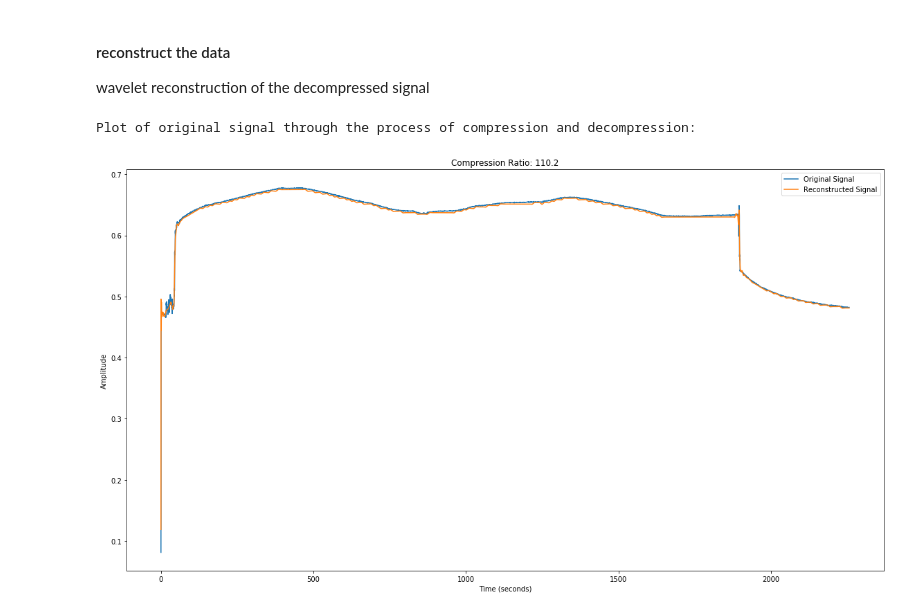
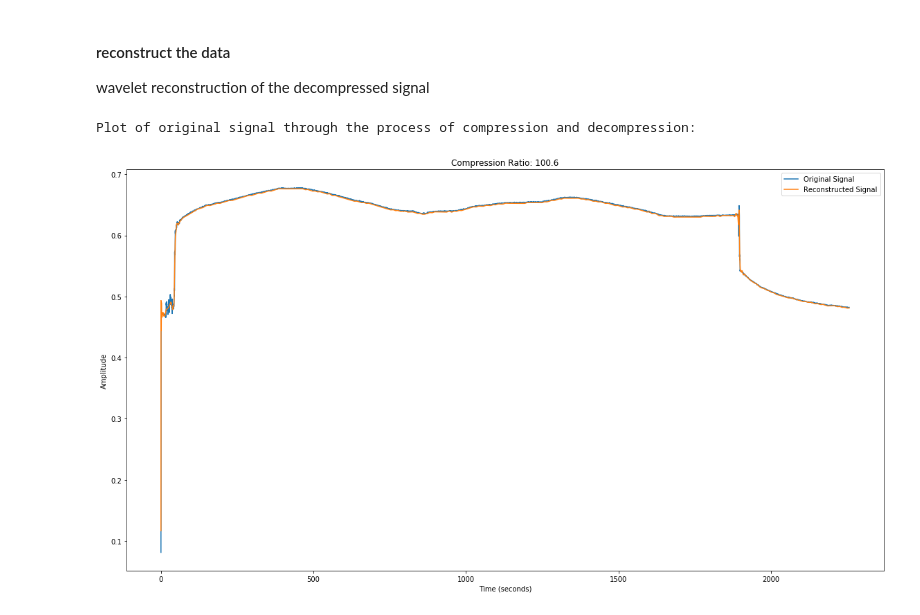
Before and after one commit to DigitalBiomarkerDiscoveryPipeline/Data-Compression-Toolbox, a Jupyter notebook: Joe/wavelet transform/code_wavelet_temp.ipynb, the cells around one changed output. Drawn from its saved outputs; the diff is of its cells as text; code cells hidden in the pictures.

Commit message:
update temp threshold values

```diff
--- a/Joe/wavelet transform/code_wavelet_temp.ipynb
+++ b/Joe/wavelet transform/code_wavelet_temp.ipynb
@@ -33,11 +33,11 @@ COEFF_LENGTHS = {'cA5': 100, 'cD5': 100, 'cD4': 100, 'cD3': 100, 'cD2': 100, 'cD
 NUM_BITS_RUN_LEN = 4
 
 #don't allow the PRD to be greater than 0.6
-MAX_PRD = 0.6
+MAX_PRD = 0.5
 
 #define the threshold percentage for retaining energy of wavelet coefficients
 #separate percentage for approximate coefficients and separate for detailed
-THRESH_PERC_APPROX = 0.999
+THRESH_PERC_APPROX = 0.9999
 THRESH_PERC_D5 = 0.97
 THRESH_PERC_D4_D1 = 0.85
 # %% [markdown]
@@ -982,7 +999,7 @@ Plot of wavelet coefficients before scaling and after rescaling:
 #### reconstruct the data
 wavelet reconstruction of the decompressed signal
 # %%
-data_reconstructed = wavelet_reconstruction(coeffs_unscaled, data, 110.17, do_plot)
+data_reconstructed = wavelet_reconstruction(coeffs_unscaled, data, 100.61, do_plot)
 # %% [output]
 Plot of original signal through the process of compression and decompression:
-[figure, old version]
+[figure, new version]
```
Also changed, not shown: parts of 12 cells of this notebook, 1 other file.
